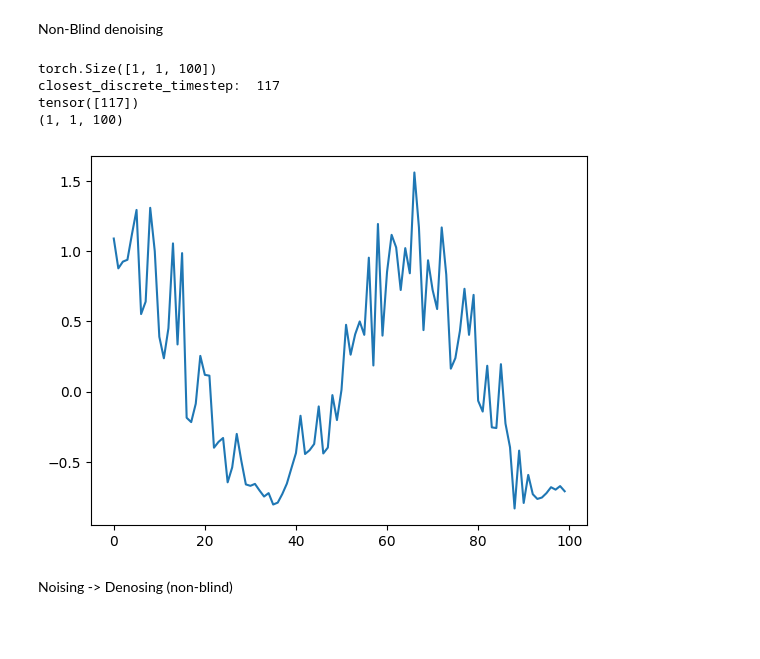
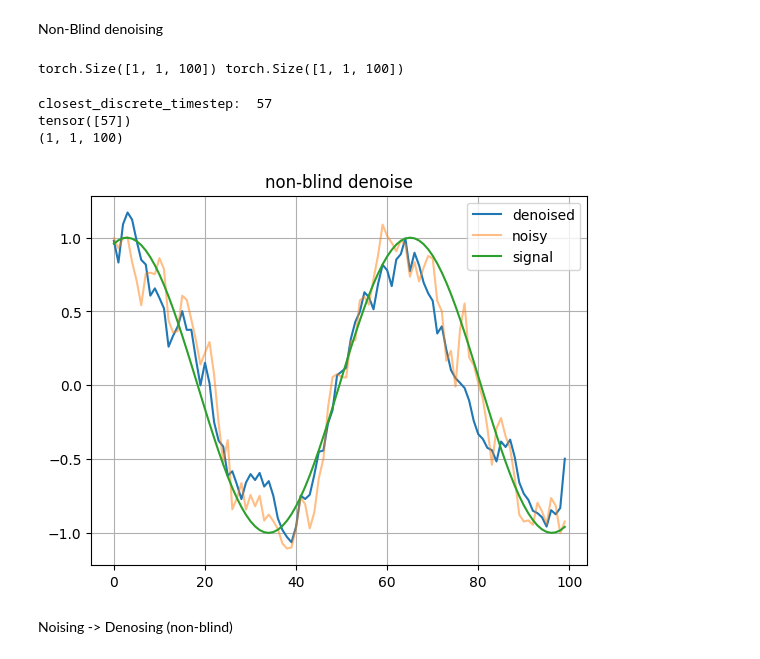
Before and after one commit to AlikMon88/Gibbs-Diff, a Jupyter notebook: unit_main_gibbs.ipynb, the cells around one changed output. Saved outputs shown, nothing was run; the diff lists cells and outputs as text; code cells hidden in the pictures; blank space fills up the shorter version.

Commit message:
add non-blind

```diff
--- a/unit_main_gibbs.ipynb
+++ b/unit_main_gibbs.ipynb
@@ -120,5 +120,5 @@ plt.show()
 # %%
-observation, signal, noise = create_1d_data_colored(n_samples=n_samples, n_depth=n_depth, phi=1.0, decay=0.1, sigma=0.4)
+observation, signal, noise = create_1d_data_colored(n_samples=n_samples, n_depth=n_depth, phi=-1.0, decay=1.0, sigma=0.2)
 print(observation.shape, signal.shape, noise.shape)
 
 plt.figure(figsize=(6, 4))
@@ -171,7 +170,7 @@ from modules.comp import diff_trainer
 from modules.utils.noise_create import create_1d_data, create_1d_data_colored
 # %%
 gmodel = unet.Unet1DGDiff(
-    dim = 2, ## ? Something is wrong here?
+    dim = 16, ## ? Something is wrong here?
     channels=1,
 )
 
@@ -248,30 +247,38 @@ plt.show()
 # %% [markdown]
 Non-Blind denoising
 # %%
-yt = observation_val[0].view(1, 1, -1)
-print(yt.shape)
-
-phi = 1.0
-sigma = 0.4
-
-sigma_timestep = gdiffusion.get_closest_timestep(torch.tensor([sigma]).to(device)).item()
-print('closest_discrete_timestep: ', sigma_timestep)
-
-sigma_timestep = torch.tensor(sigma_timestep).unsqueeze(0).repeat(yt.shape[0])
-print(sigma_timestep)
-
-x_denoised = gdiffusion.denoise_samples_batch_time(yt, sigma_timestep, phi_ps=phi).cpu().numpy()
-print(x_denoised.shape)
+yt, x0 = observation_val[0].view(1, 1, -1), signal_val[0].view(1, 1, -1)
+print(x0.shape, yt.shape)
 # %% [output]
-torch.Size([1, 1, 100])
-closest_discrete_timestep:  117
-tensor([117])
-(1, 1, 100)
+torch.Size([1, 1, 100]) torch.Size([1, 1, 100])
+# %%
+phi = -1.0
+sigma = 0.2
+# %%
+sigma_timestep = gdiffusion.get_closest_timestep(torch.tensor([sigma]).to(device)).item()
+print('closest_discrete_timestep: ', sigma_timestep)
+
+sigma_timestep = torch.tensor(sigma_timestep).unsqueeze(0).repeat(yt.shape[0])
+print(sigma_timestep)
+
+x_denoised = gdiffusion.denoise_samples_batch_time(yt, sigma_timestep, phi_ps=phi).cpu().numpy()
+print(x_denoised.shape)
+# %% [output]
+closest_discrete_timestep:  57
+tensor([57])
+(1, 1, 100)
 # %%
-plt.plot(x_denoised[0][0])
+plt.plot(x_denoised[0][0], label = 'denoised')
+plt.plot(yt[0][0], label = 'noisy', alpha = 0.5)
+plt.plot(x0[0][0], label = 'signal')
+
+plt.title('non-blind denoise')
+
+plt.grid()
+plt.legend()
 plt.show()
 # %% [output]
-[figure, old version]
+[figure, new version]
 # %% [markdown]
 Noising -> Denosing (non-blind)
 # %%
```
Also changed, not shown: parts of 9 cells of this notebook, 5 other files.
